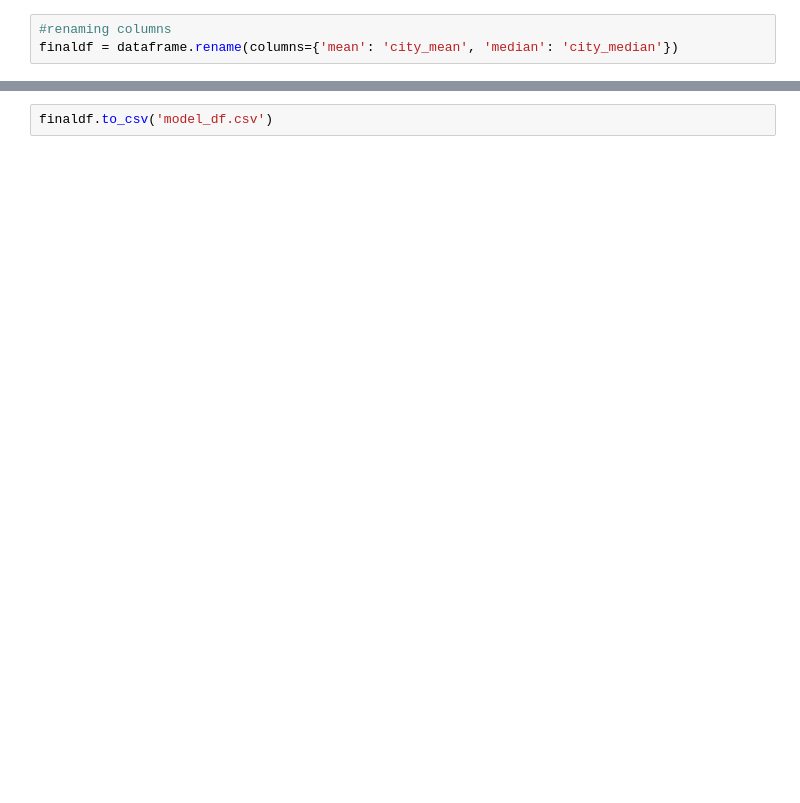
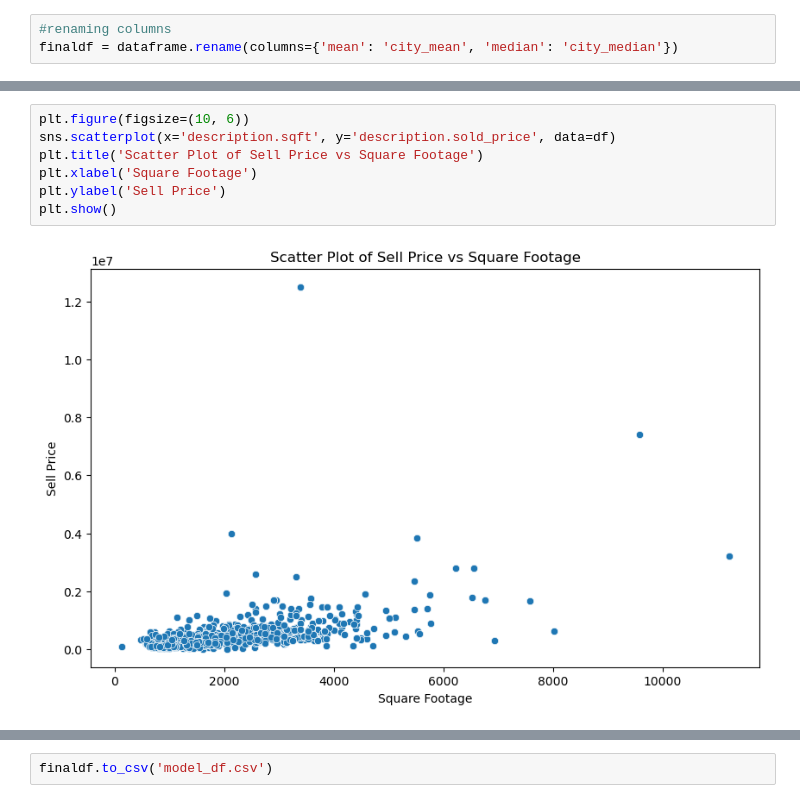
Before and after one commit to gbreazu2000/lighthouse_labs_midterm, a Jupyter notebook: notebooks/1 - EDA.ipynb, the cells around one changed output, grey strips where cells are left out. Cells and saved outputs as stored; diff of their text form; blank space fills up the shorter version.

```diff
--- a/notebooks/1 - EDA.ipynb
+++ b/notebooks/1 - EDA.ipynb
@@ -349,0 +386,9 @@ finaldf.head()
+# %%
+plt.figure(figsize=(10, 6))
+sns.scatterplot(x='description.sqft', y='description.sold_price', data=df)
+plt.title('Scatter Plot of Sell Price vs Square Footage')
+plt.xlabel('Square Footage')
+plt.ylabel('Sell Price')
+plt.show()
+# %% [output]
+[figure, added]
```
Also changed, not shown: parts of 15 cells of this notebook.
